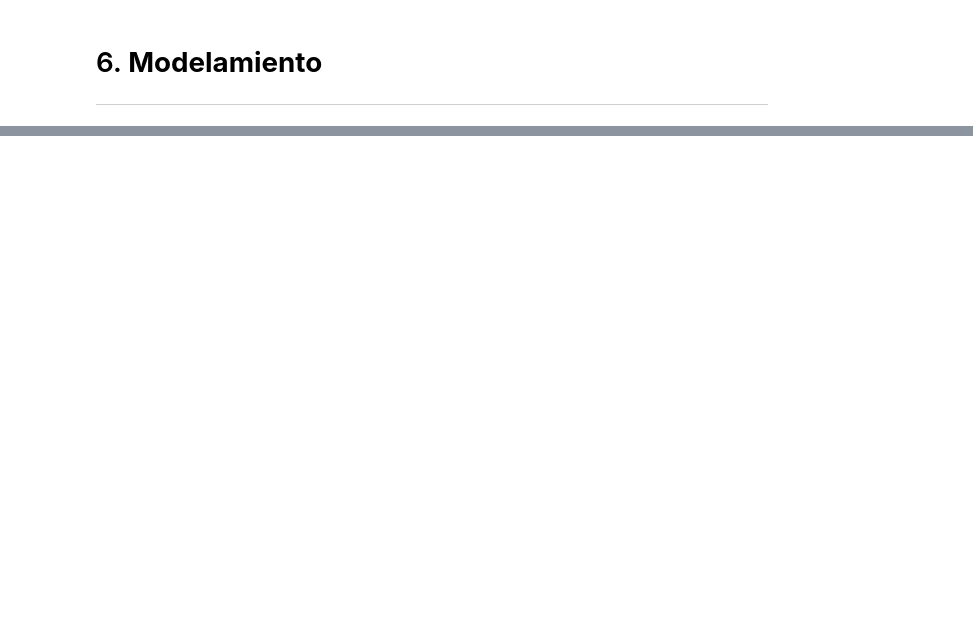
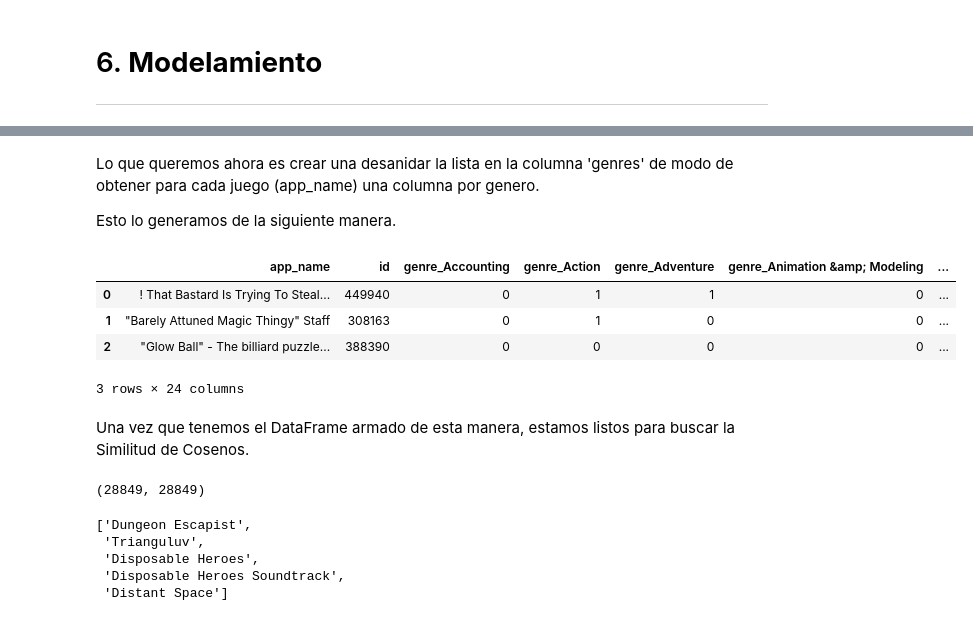
Before and after one commit to JPBertonee/PI_MLOps_Henry, a Jupyter notebook: Desarrollo.ipynb, the cells around one changed output, grey strips where cells are left out. Drawn from its saved outputs; the diff is of its cells as text; code cells hidden in the pictures; blank space fills up the shorter version.

```diff
--- a/Desarrollo.ipynb
+++ b/Desarrollo.ipynb
@@ -1053,0 +1066,2 @@ Index(['publisher', 'genres', 'app_name', 'title', 'url', 'release_date',
+# %%
+df_modelo = df_games_full[['app_name', 'id','genres']].copy()
@@ -1053,0 +1083,2 @@ Index(['publisher', 'genres', 'app_name', 'title', 'url', 'release_date',
+# %%
+df_modelo.dropna(inplace=True)
@@ -1053,0 +1100,2 @@ Index(['publisher', 'genres', 'app_name', 'title', 'url', 'release_date',
+# %%
+df_modelo['id'] = df_modelo['id'].astype(int)
@@ -1053,0 +1113,21 @@ Index(['publisher', 'genres', 'app_name', 'title', 'url', 'release_date',
+# %% [markdown]
+Lo que queremos ahora es crear una desanidar la lista en la columna 'genres' de modo de obtener para cada juego (app_name) una columna por genero.
+
+Esto lo generamos de la siguiente manera.
+# %%
+# Desanidamos la columna 'genres' y aplicar codificación one-hot
+df_modelo_final = df_modelo.explode('genres')
+df_modelo_final  = pd.get_dummies(df_modelo_final, columns=['genres'], prefix='genre')
+
+# Reorganizamos el DataFrame
+df_modelo_final = df_modelo_final.groupby(['app_name', 'id']).sum().reset_index()
+# %%
+df_modelo_final.head(3)
+# %% [output]
+|  | app_name | id | genre_Accounting | genre_Action | genre_Adventure | genre_Animation &amp; Modeling | ... |
+| 0 | ! That Bastard Is Trying To Steal... | 449940 | 0 | 1 | 1 | 0 | ... |
+| 1 | "Barely Attuned Magic Thingy" Staff | 308163 | 0 | 1 | 0 | 0 | ... |
+| 2 | "Glow Ball" - The billiard puzzle... | 388390 | 0 | 0 | 0 | 0 | ... |
+3 rows × 24 columns
+# %% [markdown]
+Una vez que tenemos el DataFrame armado de esta manera, estamos listos para buscar la Similitud de Cosenos.
@@ -1053,0 +1136,4 @@ Index(['publisher', 'genres', 'app_name', 'title', 'url', 'release_date',
+# %%
+similitudes.shape
+# %% [output]
+(28849, 28849)
@@ -1053,0 +1163,8 @@ Index(['publisher', 'genres', 'app_name', 'title', 'url', 'release_date',
+# %%
+recomendar_juegos('449940')
+# %% [output]
+['Dungeon Escapist',
+ 'Trianguluv',
+ 'Disposable Heroes',
+ 'Disposable Heroes Soundtrack',
+ 'Distant Space']
```
Also changed, not shown: parts of 17 cells of this notebook.
